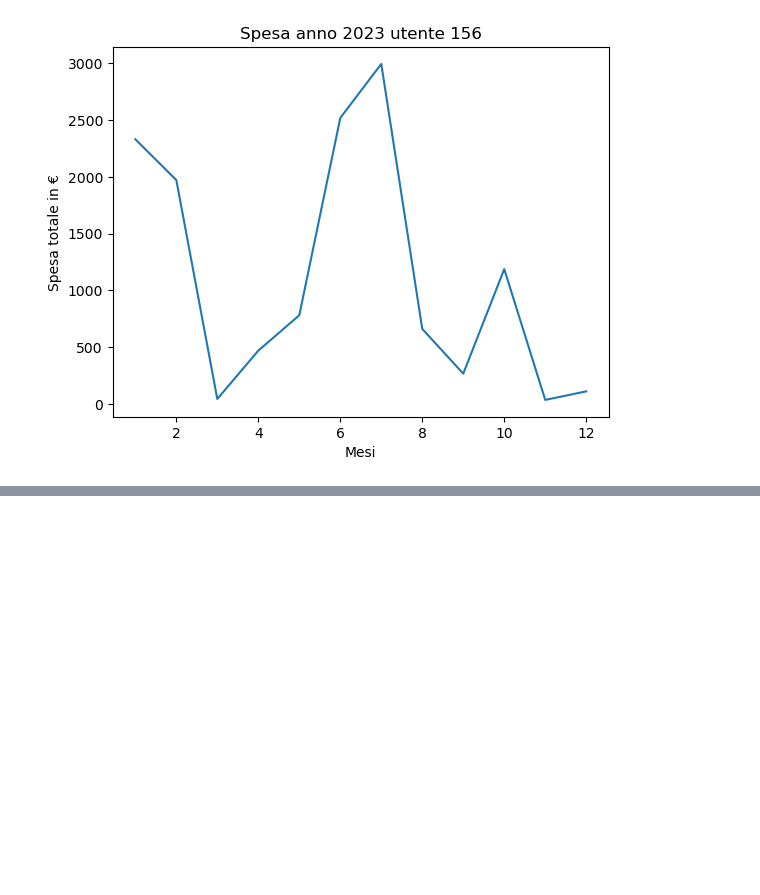
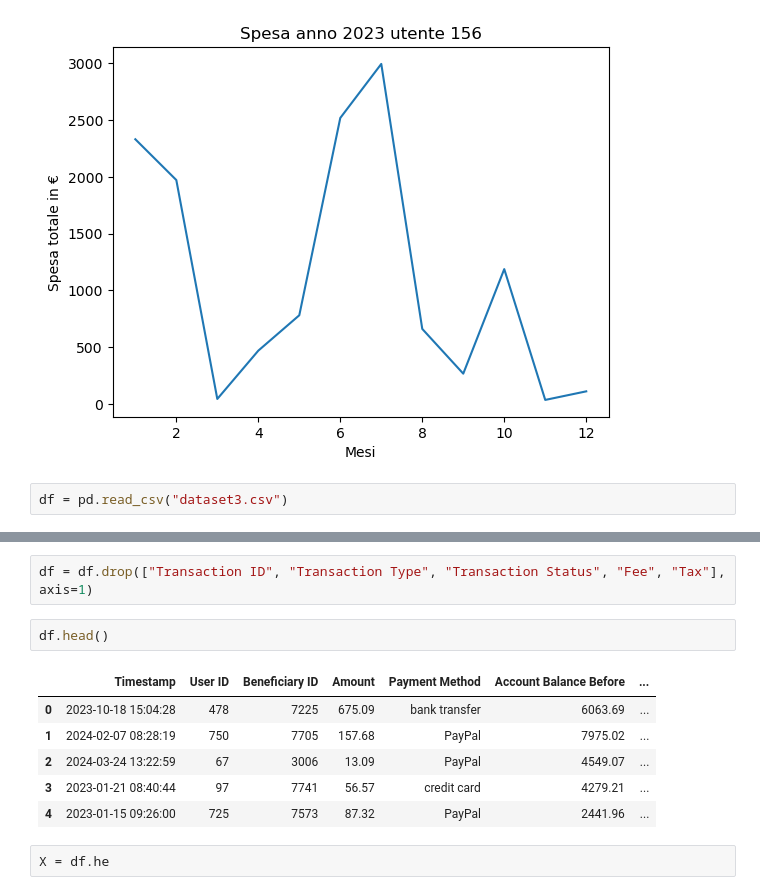
Before and after one commit to bombi00/Tirocinio, a Jupyter notebook: Prove-modello.ipynb, the cells around one changed output, grey strips where cells are left out. Saved outputs shown, nothing was run; the diff lists cells and outputs as text; blank space fills up the shorter version.

```diff
--- a/Prove-modello.ipynb
+++ b/Prove-modello.ipynb
@@ -337,3 +337,5 @@ plot_spesa_annua(156, 2024)
 plot_spesa_annua(156, 2023)
 # %% [output]
 [figure]
+# %%
+df = pd.read_csv("dataset3.csv")
@@ -339,0 +351,13 @@ plot_spesa_annua(156, 2023)
+# %%
+df = df.drop(["Transaction ID", "Transaction Type", "Transaction Status", "Fee", "Tax"], axis=1)
+# %%
+df.head()
+# %% [output]
+|  | Timestamp | User ID | Beneficiary ID | Amount | Payment Method | Account Balance Before | ... |
+| 0 | 2023-10-18 15:04:28 | 478 | 7225 | 675.09 | bank transfer | 6063.69 | ... |
+| 1 | 2024-02-07 08:28:19 | 750 | 7705 | 157.68 | PayPal | 7975.02 | ... |
+| 2 | 2024-03-24 13:22:59 | 67 | 3006 | 13.09 | PayPal | 4549.07 | ... |
+| 3 | 2023-01-21 08:40:44 | 97 | 7741 | 56.57 | credit card | 4279.21 | ... |
+| 4 | 2023-01-15 09:26:00 | 725 | 7573 | 87.32 | PayPal | 2441.96 | ... |
+# %%
+X = df.he
```
Also changed, not shown: parts of 5 cells of this notebook, 2 other files.
